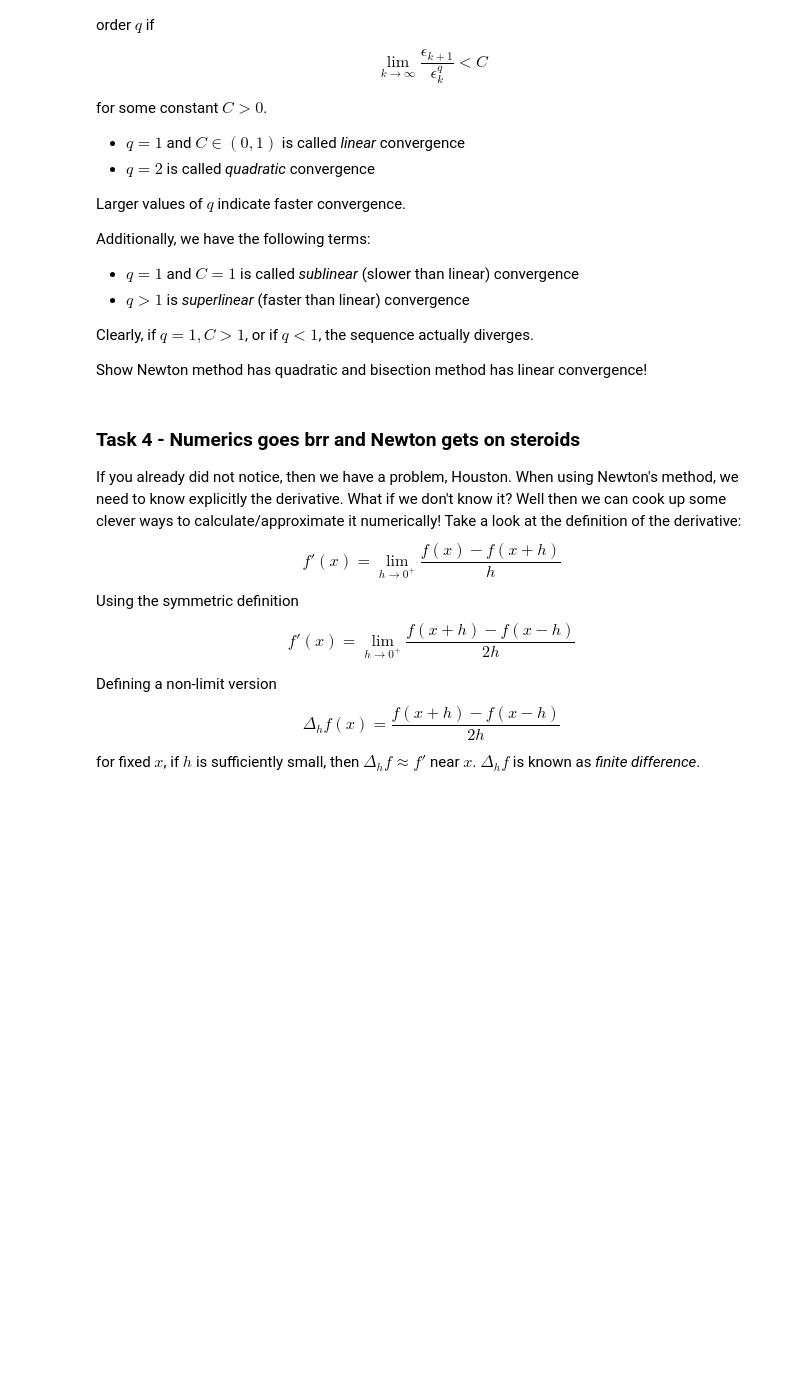
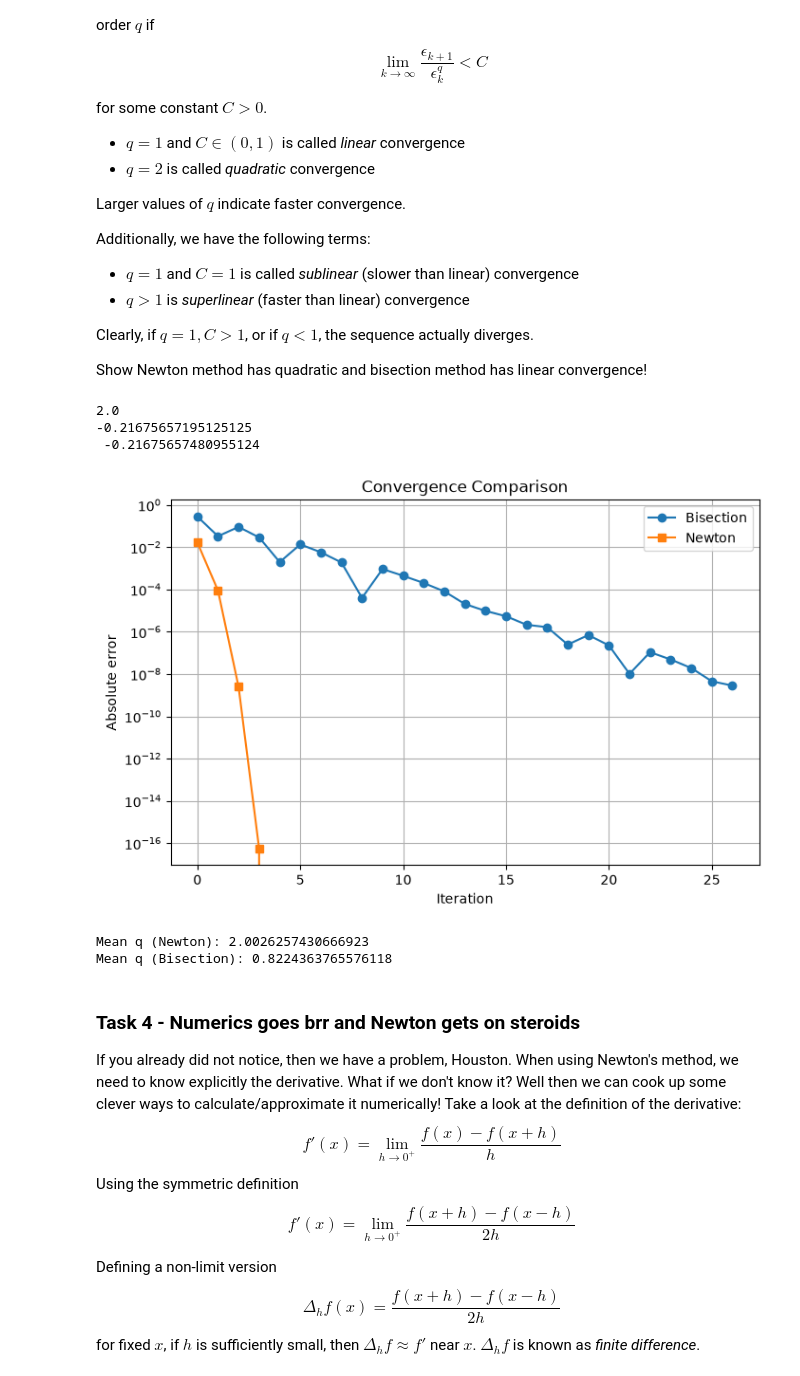
Before and after one commit to Feri0726/numalg-methods, a Jupyter notebook: class_work/practice10.ipynb, the cells around one changed output. Cells and saved outputs as stored; diff of their text form; code cells hidden in the pictures; blank space fills up the shorter version.

```diff
--- a/class_work/practice10.ipynb
+++ b/class_work/practice10.ipynb
@@ -122,6 +233,80 @@ Additionally, we have the following terms:
 Clearly, if $q= 1, C > 1$, or if $q < 1$, the sequence actually diverges.
 
 Show Newton method has quadratic and bisection method has linear convergence!
+# %%
+def newton(f, df, x0, tol=1e-12, maxiter=100):
+
+
+    x = x0
+    guesses = [x]
+    fevals = 0
+
+    for k in range(maxiter):
+        fx = f(x)
+        dfx = df(x)
+        fevals += 2
+        if abs(dfx) < 1e-14:
+            raise ValueError("Derivative too close to zero.")
+        x_new = x - fx / dfx
+        guesses.append(x_new)
+        if abs(x_new - x) < tol:
+            return x_new, k + 1, fevals, guesses
+        x = x_new
+
+    return x, maxiter, fevals, guesses
+
+f  = lambda x: x**2 - 4
+df = lambda x: 2*x
+root, niter, fevals, guesses = newton(f, df, 3)
+
+print(root)
+
+f = lambda x: x**3 + 2*x**2 + 5*x + 1
+df = lambda x:  3*x**2 + 4*x + 5
+
+root_new, niter_new, fevals_new, guesses_new = newton(f, df, -0.2)
+root_bis, niter_bis, fevals_bis, guesses_bis, interval_bis = bisection(f, -1, 0)
+print(root_new, "\n", root_bis)
+true_root = root_new
+err_bis = np.abs(np.array(guesses_bis) - true_root)
+err_new = np.abs(np.array(guesses_new) - true_root)
+
+plt.figure(figsize=(8,5))
+plt.semilogy(err_bis, 'o-', label='Bisection')
+plt.semilogy(err_new, 's-', label='Newton')
+plt.xlabel('Iteration')
+plt.ylabel('Absolute error')
+plt.title('Convergence Comparison')
+plt.grid(True)
+plt.legend()
+plt.show()
+
+def estimate_order(errors):
+    q_vals = []
+
+    for k in range(1, len(errors)-1):
+        e0 = errors[k-1]
+        e1 = errors[k]
+        e2 = errors[k+1]
+        if min(e0, e1, e2) < 1e-14:
+            continue
+        q = np.log(e2/e1) / np.log(e1/e0)
+        q_vals.append(q)
+
+    return np.array(q_vals)
+
+q_bis = estimate_order(err_bis)
+q_new = estimate_order(err_new)
+
+print("Mean q (Newton):", np.mean(q_new))
+print("Mean q (Bisection):", np.mean(q_bis))
+# %% [output]
+2.0
+-0.21675657195125125
+ -0.21675657480955124
+[figure, added]
+Mean q (Newton): 2.0026257430666923
+Mean q (Bisection): 0.8224363765576118
 # %% [markdown]
 ### Task 4 - Numerics goes brr and Newton gets on steroids
 
```
Also changed, not shown: parts of 7 cells of this notebook.
